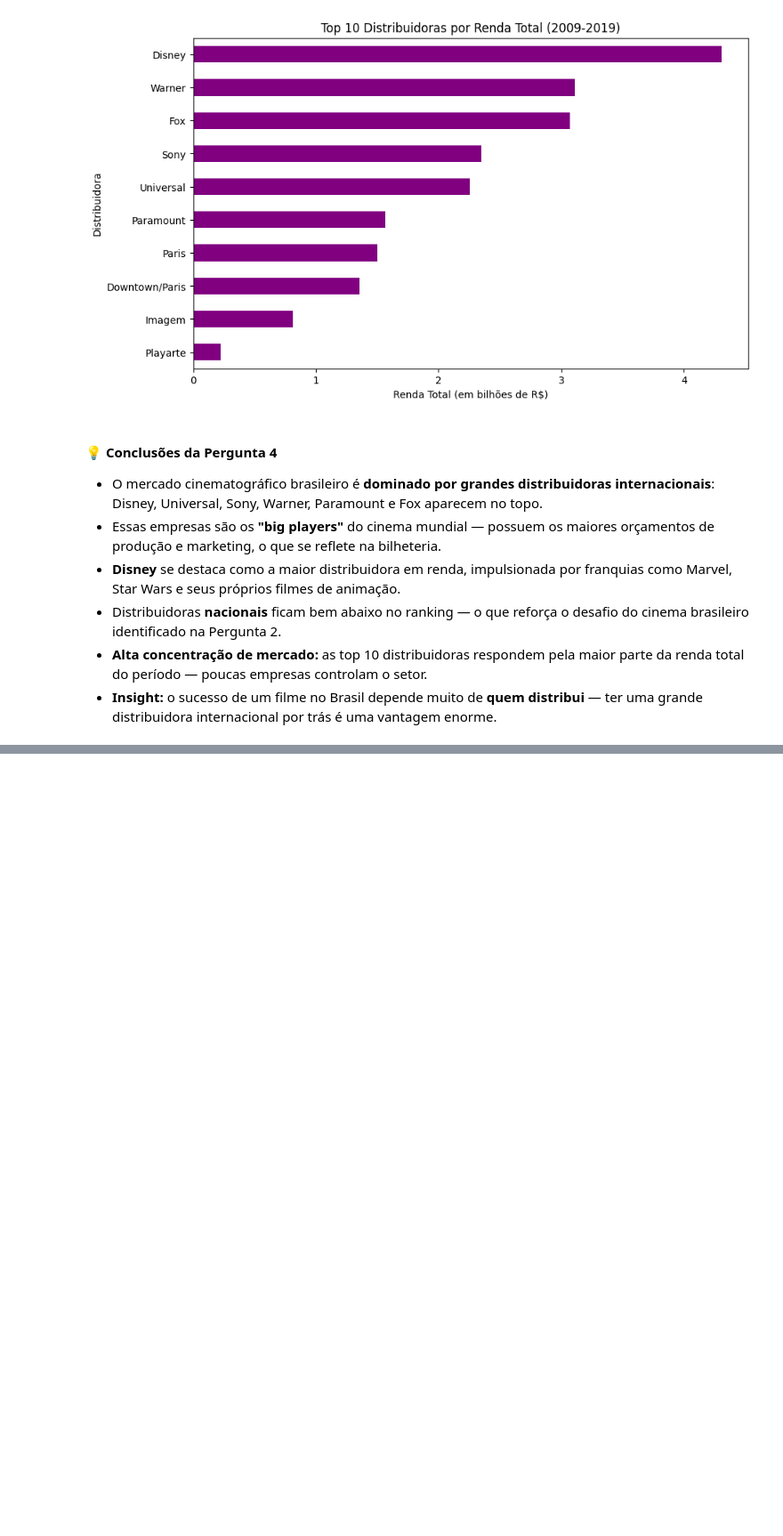
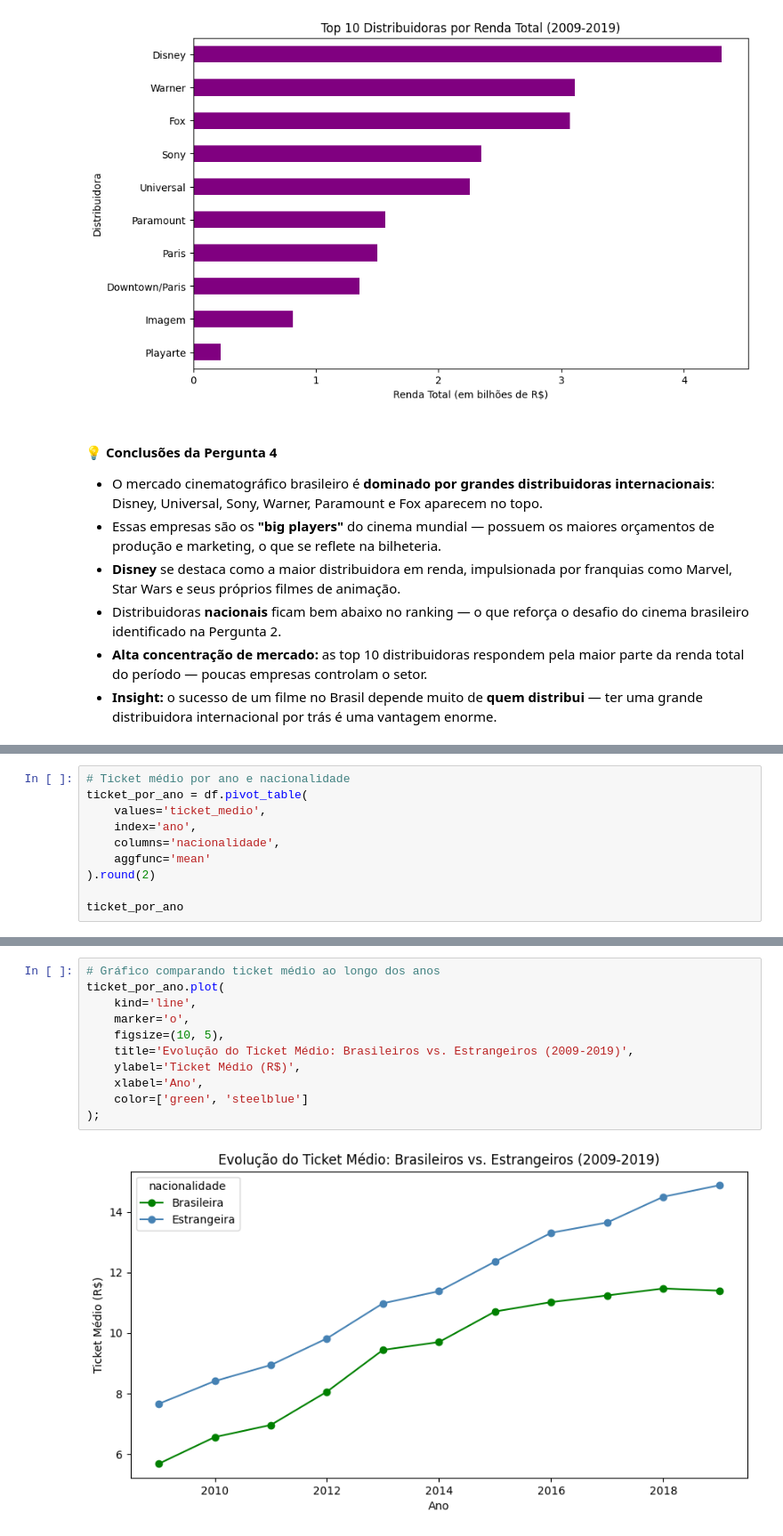
Before and after one commit to paloma2411/analise-filmes-brasil, a Jupyter notebook: analise_filmes.ipynb, the cells around one changed output, grey strips where cells are left out. Shown at 89% size. Cells and saved outputs as stored; diff of their text form; blank space fills up the shorter version.

```diff
--- a/analise_filmes.ipynb
+++ b/analise_filmes.ipynb
@@ -521,0 +528,10 @@ top10_formatado
+# %%
+# Ticket médio por ano e nacionalidade
+ticket_por_ano = df.pivot_table(
+    values='ticket_medio',
+    index='ano',
+    columns='nacionalidade',
+    aggfunc='mean'
+).round(2)
+
+ticket_por_ano
@@ -521,0 +564,13 @@ top10_formatado
+# %%
+# Gráfico comparando ticket médio ao longo dos anos
+ticket_por_ano.plot(
+    kind='line',
+    marker='o',
+    figsize=(10, 5),
+    title='Evolução do Ticket Médio: Brasileiros vs. Estrangeiros (2009-2019)',
+    ylabel='Ticket Médio (R$)',
+    xlabel='Ano',
+    color=['green', 'steelblue']
+);
+# %% [output]
+[figure, added]
```
Also changed, not shown: parts of 4 cells of this notebook.
